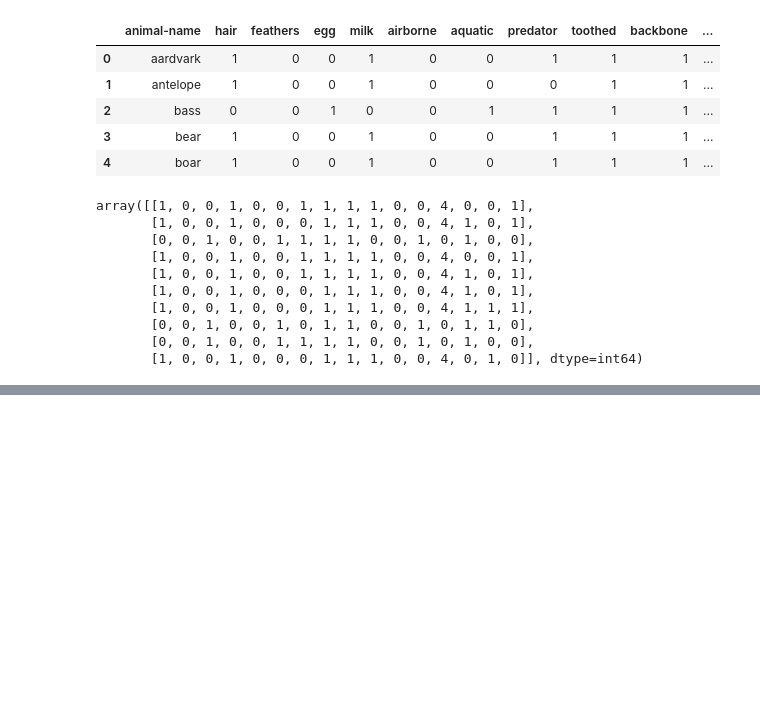
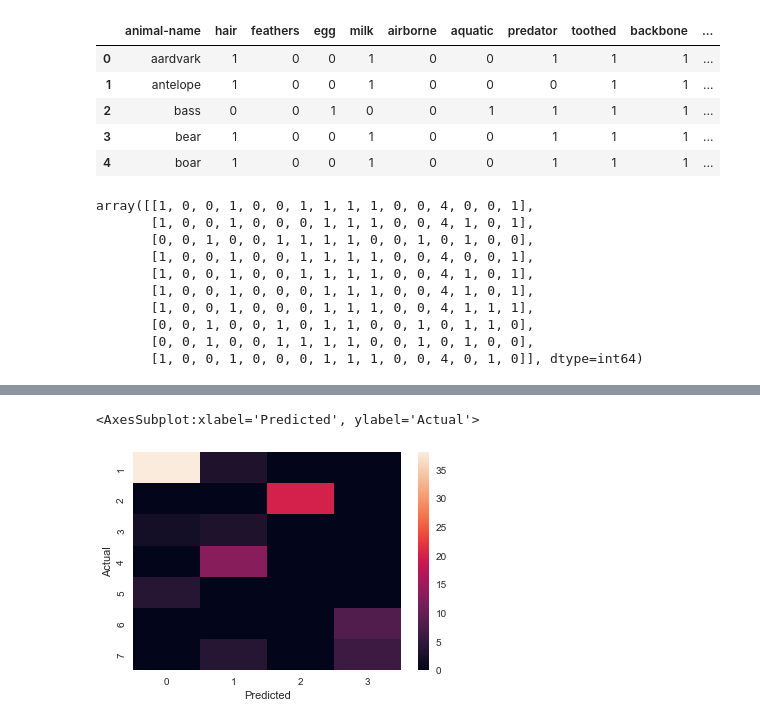
Before and after one commit to chaithrakc/syr_ads_machine_learning, a Jupyter notebook: week04clustering/lab04/lab_excercise04-Zoo.ipynb, the cells around one changed output, grey strips where cells are left out. Cells and saved outputs as stored; diff of their text form; code cells hidden in the pictures; blank space fills up the shorter version.

```diff
--- a/week04clustering/lab04/lab_excercise04-Zoo.ipynb
+++ b/week04clustering/lab04/lab_excercise04-Zoo.ipynb
@@ -43,0 +116,4 @@ array([[1, 0, 0, 1, 0, 0, 1, 1, 1, 1, 0, 0, 4, 0, 0, 1],
+# %%
+# confusion matrix
+confustion_matrix = pd.crosstab(zoodf['type'],y_kmeans,rownames=['Actual'],colnames=['Predicted'])
+confustion_matrix
@@ -43,0 +130,5 @@ array([[1, 0, 0, 1, 0, 0, 1, 1, 1, 1, 0, 0, 4, 0, 0, 1],
+# %%
+sns.heatmap(confustion_matrix)
+# %% [output]
+<AxesSubplot:xlabel='Predicted', ylabel='Actual'>
+[figure, added]
```
Also changed, not shown: parts of 22 cells of this notebook, 2 other files.
